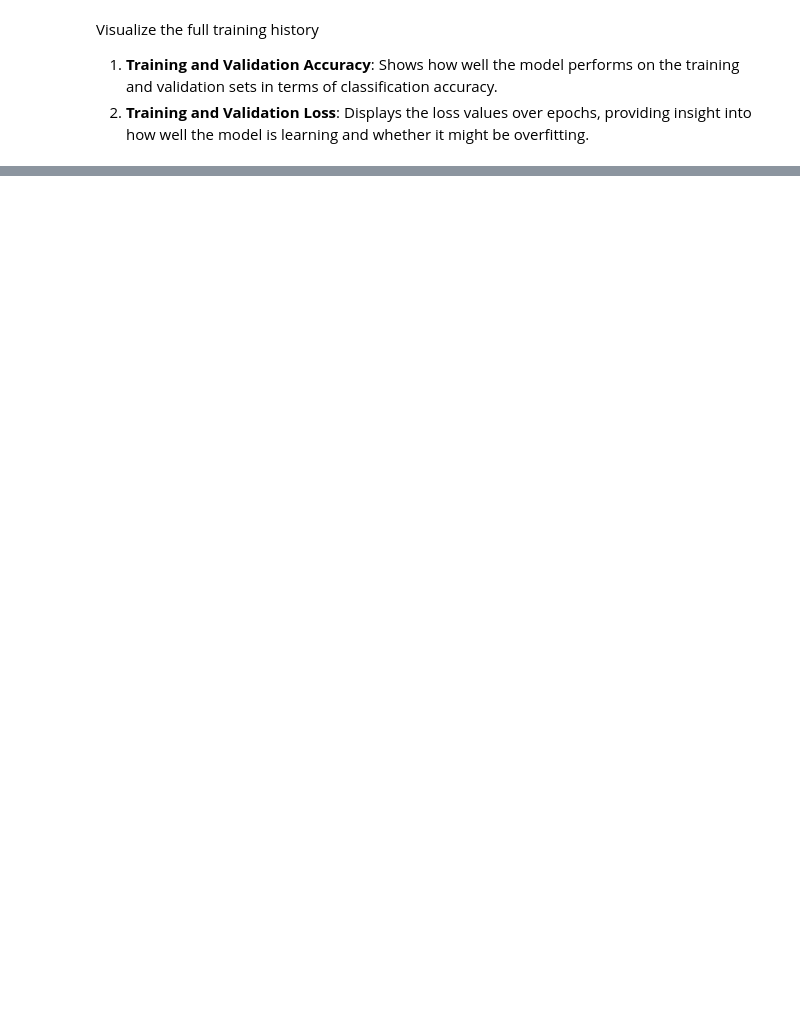
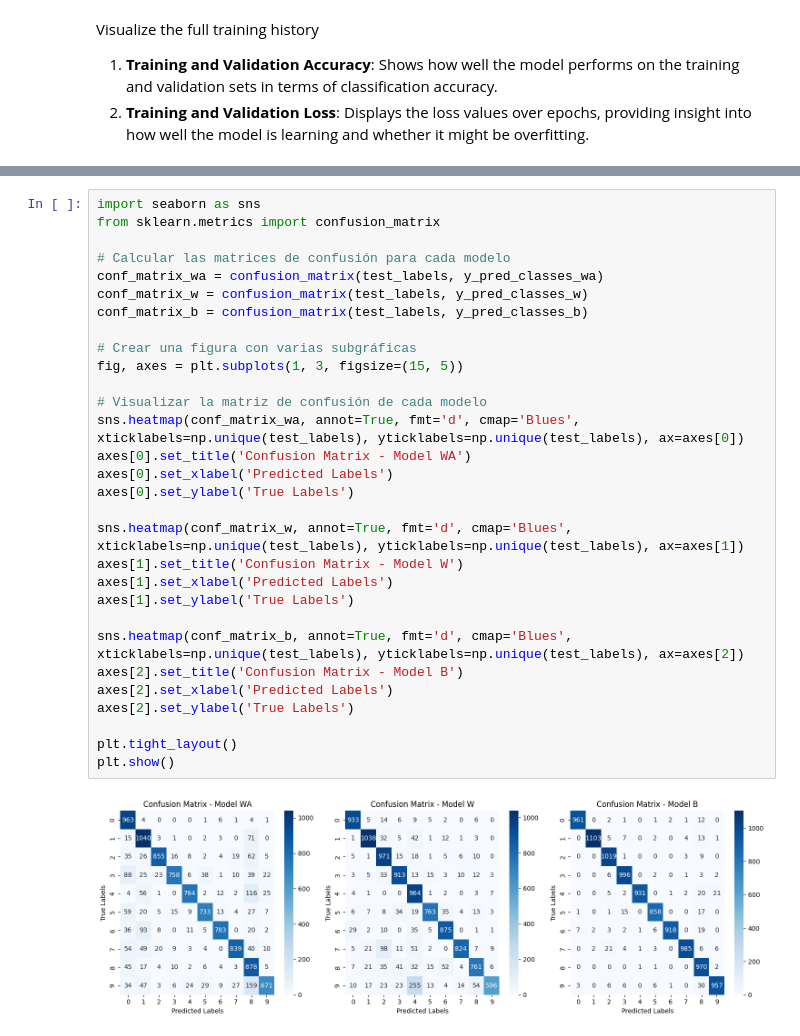
Before and after one commit to JuanZapa7a/semiotics, a Jupyter notebook: QAT_MNIST_NOISY.ipynb, the cells around one changed output, grey strips where cells are left out. Drawn from its saved outputs; the diff is of its cells as text; blank space fills up the shorter version.

```diff
--- a/QAT_MNIST_NOISY.ipynb
+++ b/QAT_MNIST_NOISY.ipynb
@@ -597,0 +821,32 @@ Visualize the full training history
+# %%
+import seaborn as sns
+from sklearn.metrics import confusion_matrix
+
+# Calcular las matrices de confusión para cada modelo
+conf_matrix_wa = confusion_matrix(test_labels, y_pred_classes_wa)
+conf_matrix_w = confusion_matrix(test_labels, y_pred_classes_w)
+conf_matrix_b = confusion_matrix(test_labels, y_pred_classes_b)
+
+# Crear una figura con varias subgráficas
+fig, axes = plt.subplots(1, 3, figsize=(15, 5))
+
+# Visualizar la matriz de confusión de cada modelo
+sns.heatmap(conf_matrix_wa, annot=True, fmt='d', cmap='Blues', xticklabels=np.unique(test_labels), yticklabels=np.unique(test_labels), ax=axes[0])
+axes[0].set_title('Confusion Matrix - Model WA')
+axes[0].set_xlabel('Predicted Labels')
+axes[0].set_ylabel('True Labels')
+
+sns.heatmap(conf_matrix_w, annot=True, fmt='d', cmap='Blues', xticklabels=np.unique(test_labels), yticklabels=np.unique(test_labels), ax=axes[1])
+axes[1].set_title('Confusion Matrix - Model W')
+axes[1].set_xlabel('Predicted Labels')
+axes[1].set_ylabel('True Labels')
+
+sns.heatmap(conf_matrix_b, annot=True, fmt='d', cmap='Blues', xticklabels=np.unique(test_labels), yticklabels=np.unique(test_labels), ax=axes[2])
+axes[2].set_title('Confusion Matrix - Model B')
+axes[2].set_xlabel('Predicted Labels')
+axes[2].set_ylabel('True Labels')
+
+plt.tight_layout()
+plt.show()
+# %% [output]
+[figure, added]
```
Also changed, not shown: parts of 21 cells of this notebook.
